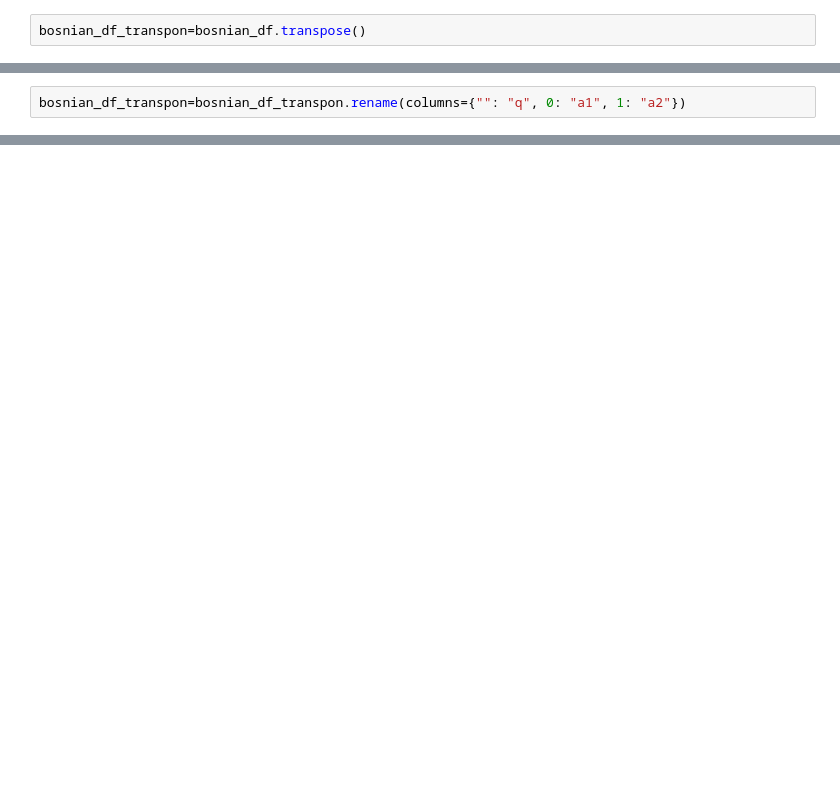
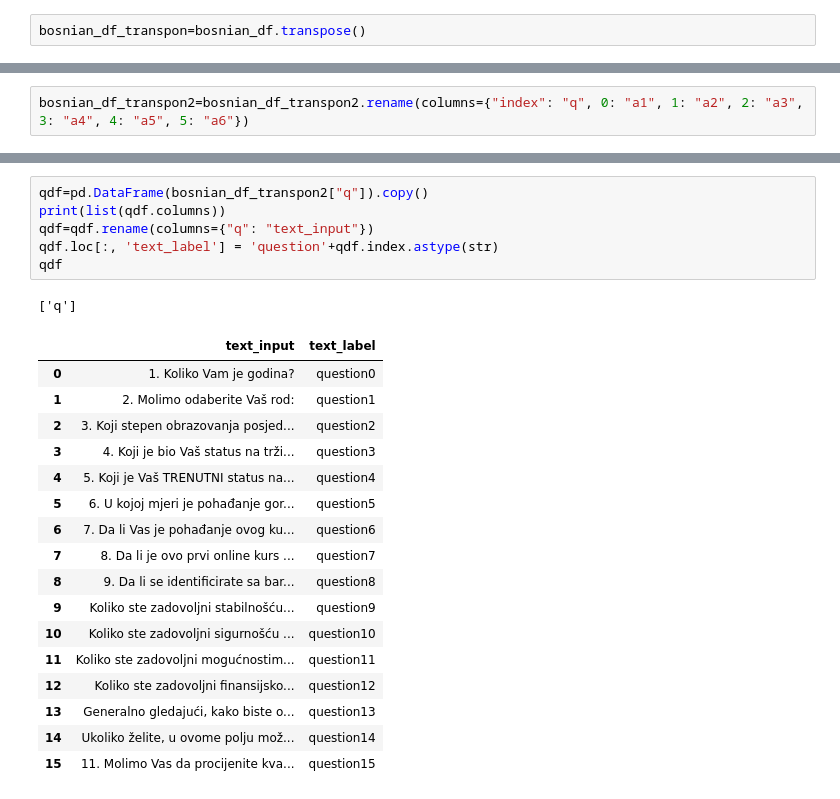
Before and after one commit to dragstoll/helvetas_translation, a Jupyter notebook: translate_poc.ipynb, the cells around one changed output, grey strips where cells are left out. Cells and saved outputs as stored; diff of their text form; blank space fills up the shorter version.

```diff
--- a/translate_poc.ipynb
+++ b/translate_poc.ipynb
@@ -51,8 +51,6 @@ bosnian_df_transpon[:]
 | Generalno gledajući, kako biste o... | NaN | NaN | NaN | 7.0 | NaN | NaN |
 | Ukoliko želite, u ovome polju mož... | NaN | NaN | NaN | NaN | NaN | NaN |
 | 11. Molimo Vas da procijenite kva... | 8 | 10 | 9 | 9 | 8 | 10 |
-# %%
-bosnian_df_transpon=bosnian_df_transpon.rename(columns={"": "q", 0: "a1", 1: "a2"})
 # %%
 # bosnian_df_transpon['index'] = bosnian_df_transpon.index
 bosnian_df_transpon2=bosnian_df_transpon.reset_index()
@@ -75,3 +73,5 @@ bosnian_df_transpon2
 | 13 | Generalno gledajući, kako biste o... | NaN | NaN | NaN | 7.0 | NaN | NaN |
 | 14 | Ukoliko želite, u ovome polju mož... | NaN | NaN | NaN | NaN | NaN | NaN |
 | 15 | 11. Molimo Vas da procijenite kva... | 8 | 10 | 9 | 9 | 8 | 10 |
+# %%
+bosnian_df_transpon2=bosnian_df_transpon2.rename(columns={"index": "q", 0: "a1", 1: "a2", 2: "a3", 3: "a4", 4: "a5", 5: "a6"})
@@ -77,0 +102,25 @@ bosnian_df_transpon2
+# %%
+qdf=pd.DataFrame(bosnian_df_transpon2["q"]).copy()
+print(list(qdf.columns))
+qdf=qdf.rename(columns={"q": "text_input"})
+qdf.loc[:, 'text_label'] = 'question'+qdf.index.astype(str)
+qdf
+# %% [output]
+['q']
+|  | text_input | text_label |
+| 0 | 1. Koliko Vam je godina? | question0 |
+| 1 | 2. Molimo odaberite Vaš rod: | question1 |
+| 2 | 3. Koji stepen obrazovanja posjed... | question2 |
+| 3 | 4. Koji je bio Vaš status na trži... | question3 |
+| 4 | 5. Koji je Vaš TRENUTNI status na... | question4 |
+| 5 | 6. U kojoj mjeri je pohađanje gor... | question5 |
+| 6 | 7. Da li Vas je pohađanje ovog ku... | question6 |
+| 7 | 8. Da li je ovo prvi online kurs ... | question7 |
+| 8 | 9. Da li se identificirate sa bar... | question8 |
+| 9 | Koliko ste zadovoljni stabilnošću... | question9 |
+| 10 | Koliko ste zadovoljni sigurnošću ... | question10 |
+| 11 | Koliko ste zadovoljni mogućnostim... | question11 |
+| 12 | Koliko ste zadovoljni finansijsko... | question12 |
+| 13 | Generalno gledajući, kako biste o... | question13 |
+| 14 | Ukoliko želite, u ovome polju mož... | question14 |
+| 15 | 11. Molimo Vas da procijenite kva... | question15 |
```
Also changed, not shown: parts of 5 cells of this notebook.
